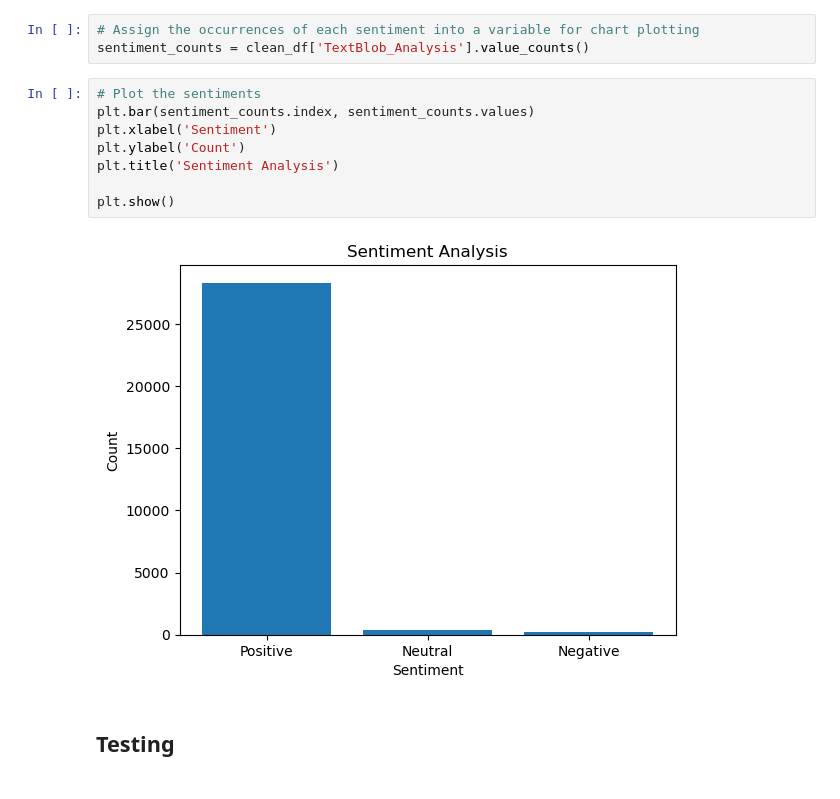
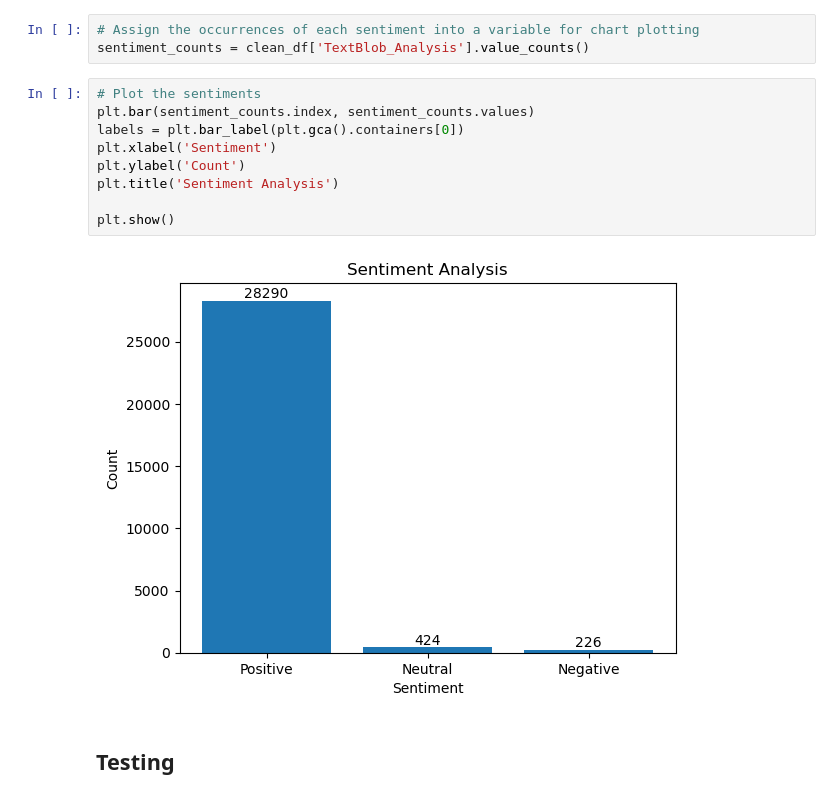
Before and after one commit to danielyaptech/DS-Capstone-Project, a Jupyter notebook: Part 5/NLP_sentiment_analysis.ipynb, the cells around one changed output. Drawn from its saved outputs; the diff is of its cells as text.

```diff
--- a/Part 5/NLP_sentiment_analysis.ipynb
+++ b/Part 5/NLP_sentiment_analysis.ipynb
@@ -619,13 +619,14 @@ sentiment_counts = clean_df['TextBlob_Analysis'].value_counts()
 # %%
 # Plot the sentiments
 plt.bar(sentiment_counts.index, sentiment_counts.values)
+labels = plt.bar_label(plt.gca().containers[0])
 plt.xlabel('Sentiment')
 plt.ylabel('Count')
 plt.title('Sentiment Analysis')
 
 plt.show()
 # %% [output]
-[figure, old version]
+[figure, new version]
 # %% [markdown]
 ## Testing ##
 # %%
```
Also changed, not shown: parts of 12 cells of this notebook.
